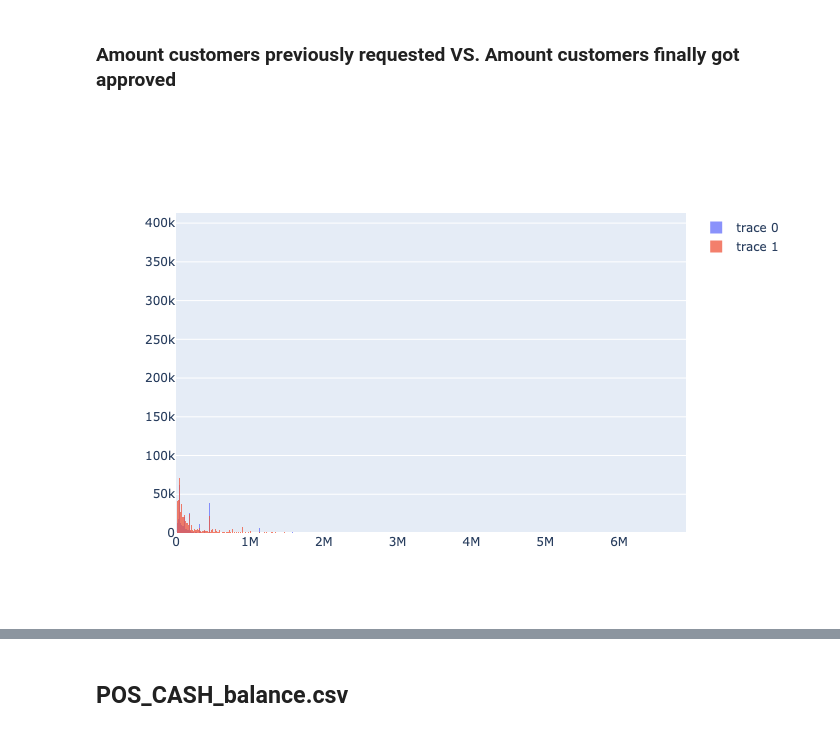
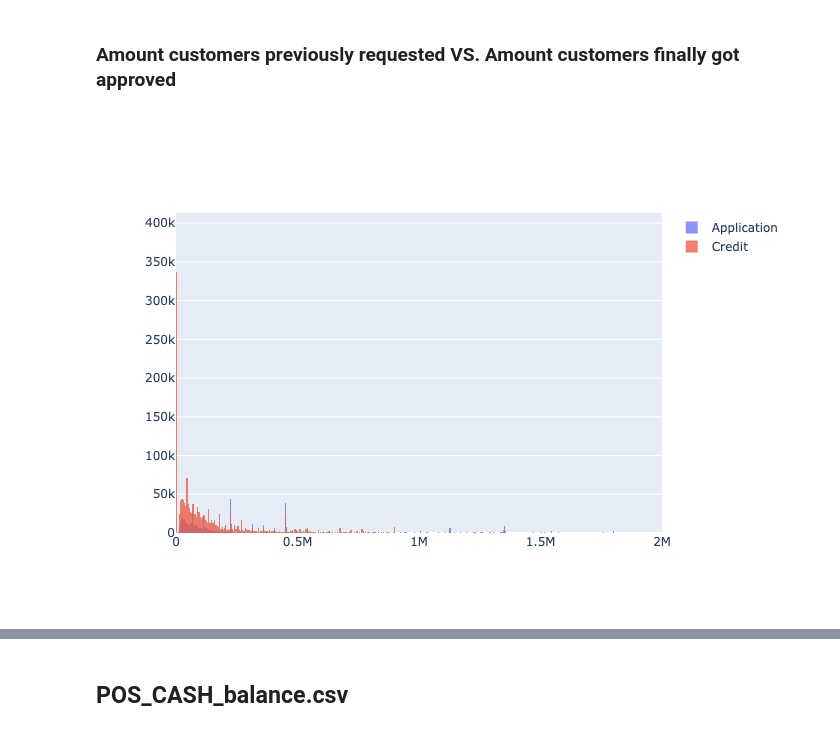
Before and after one commit to yybrother989/HomeCreditDefaultRisk, a Jupyter notebook: Capstone_Project-Home-Credit-Default-Risk_V0.1.ipynb, the cells around one changed output, grey strips where cells are left out. Drawn from its saved outputs; the diff is of its cells as text; code cells hidden in the pictures.

Commit message:
Add some data visualizations

```diff
--- a/Capstone_Project-Home-Credit-Default-Risk_V0.1.ipynb
+++ b/Capstone_Project-Home-Credit-Default-Risk_V0.1.ipynb
@@ -546,12 +546,13 @@ plt.show()
 # %%
 import plotly.graph_objects as go
 x0 =prev_applic['AMT_APPLICATION']
 x1 =prev_applic['AMT_CREDIT']
 fig = go.Figure()
-fig.add_trace(go.Histogram(x=x0))
-fig.add_trace(go.Histogram(x=x1))
+fig.add_trace(go.Histogram(x=x0,name='Application'))
+fig.add_trace(go.Histogram(x=x1,name='Credit'))
 fig.update_layout(barmode='overlay')
 fig.update_traces(opacity = 0.75)
+fig.update_xaxes(range=[0,2000000])
 fig.show('png')
 # %% [output]
-[figure, old version]
+[figure, new version]
```
Also changed, not shown: parts of 8 cells of this notebook.
